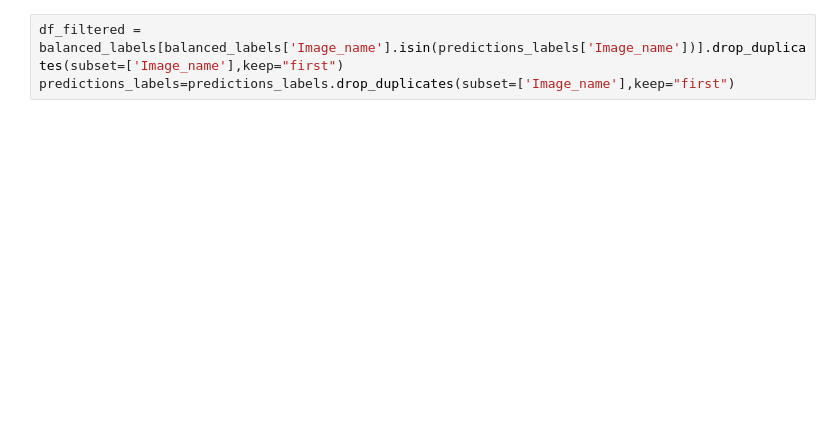
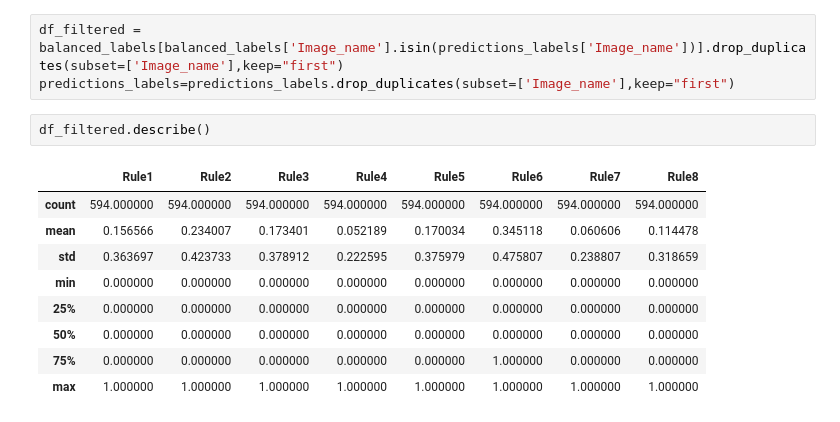
Before and after one commit to B0llerwagen/Data-Science-Case-Studies-SoSe24, a Jupyter notebook: all_models_combine/analyse_predictions.ipynb, the cells around one changed output. Saved outputs shown, nothing was run; the diff lists cells and outputs as text; blank space fills up the shorter version.

```diff
--- a/all_models_combine/analyse_predictions.ipynb
+++ b/all_models_combine/analyse_predictions.ipynb
@@ -5,6 +17,18 @@ predictions_labels = pd.read_csv("../all_models_combine/predicted_labels_2.csv",
 # %%
 df_filtered = balanced_labels[balanced_labels['Image_name'].isin(predictions_labels['Image_name'])].drop_duplicates(subset=['Image_name'],keep="first")
 predictions_labels=predictions_labels.drop_duplicates(subset=['Image_name'],keep="first")
+# %%
+df_filtered.describe()
+# %% [output]
+|  | Rule1 | Rule2 | Rule3 | Rule4 | Rule5 | Rule6 | Rule7 | Rule8 |
+| count | 594.000000 | 594.000000 | 594.000000 | 594.000000 | 594.000000 | 594.000000 | 594.000000 | 594.000000 |
+| mean | 0.156566 | 0.234007 | 0.173401 | 0.052189 | 0.170034 | 0.345118 | 0.060606 | 0.114478 |
+| std | 0.363697 | 0.423733 | 0.378912 | 0.222595 | 0.375979 | 0.475807 | 0.238807 | 0.318659 |
+| min | 0.000000 | 0.000000 | 0.000000 | 0.000000 | 0.000000 | 0.000000 | 0.000000 | 0.000000 |
+| 25% | 0.000000 | 0.000000 | 0.000000 | 0.000000 | 0.000000 | 0.000000 | 0.000000 | 0.000000 |
+| 50% | 0.000000 | 0.000000 | 0.000000 | 0.000000 | 0.000000 | 0.000000 | 0.000000 | 0.000000 |
+| 75% | 0.000000 | 0.000000 | 0.000000 | 0.000000 | 0.000000 | 1.000000 | 0.000000 | 0.000000 |
+| max | 1.000000 | 1.000000 | 1.000000 | 1.000000 | 1.000000 | 1.000000 | 1.000000 | 1.000000 |
 # %%
 tn = 0
 fp = 0
```
Also changed, not shown: parts of 5 cells of this notebook, 5 other files.
